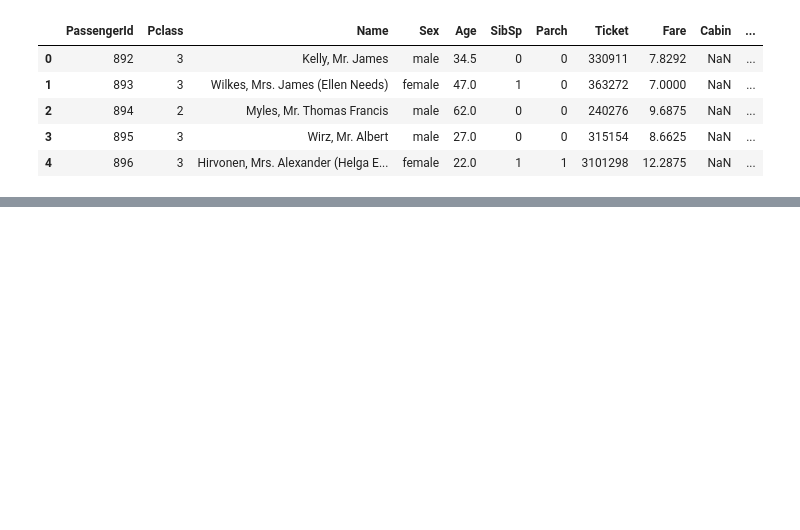
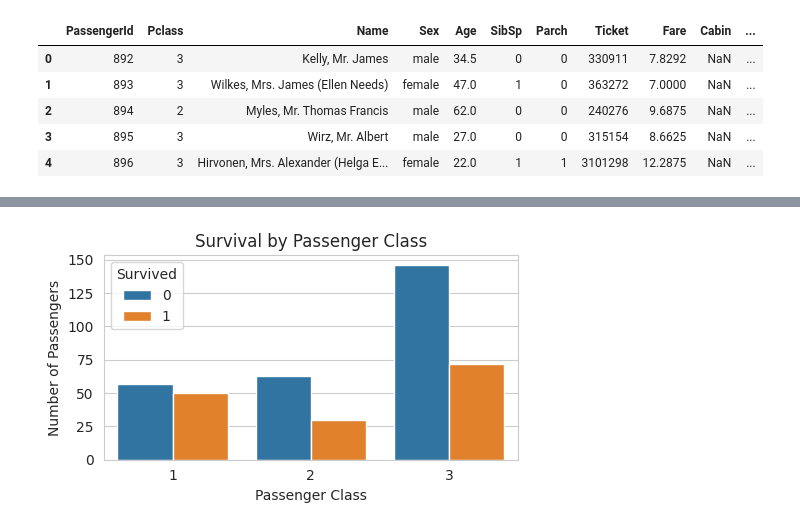
Before and after one commit to Clinton1029/Titanic2, a Jupyter notebook: Titanic.ipynb, the cells around one changed output, grey strips where cells are left out. Drawn from its saved outputs; the diff is of its cells as text; code cells hidden in the pictures; blank space fills up the shorter version.

```diff
--- a/Titanic.ipynb
+++ b/Titanic.ipynb
@@ -295,0 +497,17 @@ data.head()
+# %%
+plt.figure(figsize=(5,3))
+
+sns.countplot(
+    data=data,
+    x="Pclass",
+    hue="Survived"
+)
+
+plt.title("Survival by Passenger Class")
+plt.xlabel("Passenger Class")
+plt.ylabel("Number of Passengers")
+
+plt.tight_layout()
+plt.show()
+# %% [output]
+[figure, added]
```
Also changed, not shown: parts of 33 cells of this notebook.
